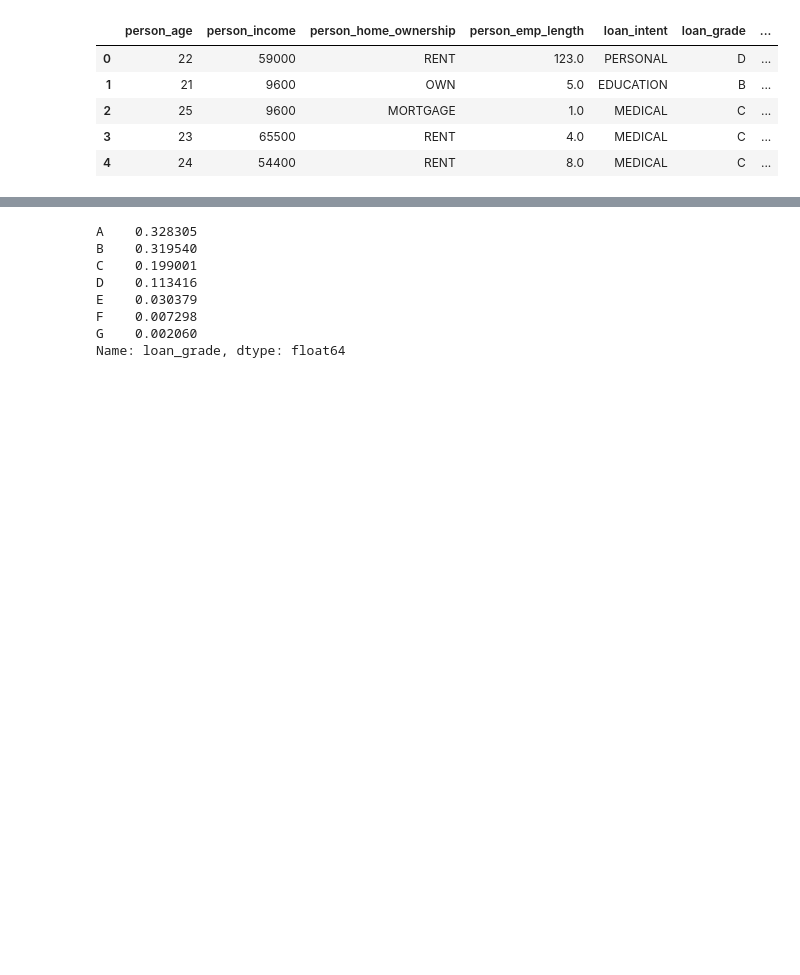
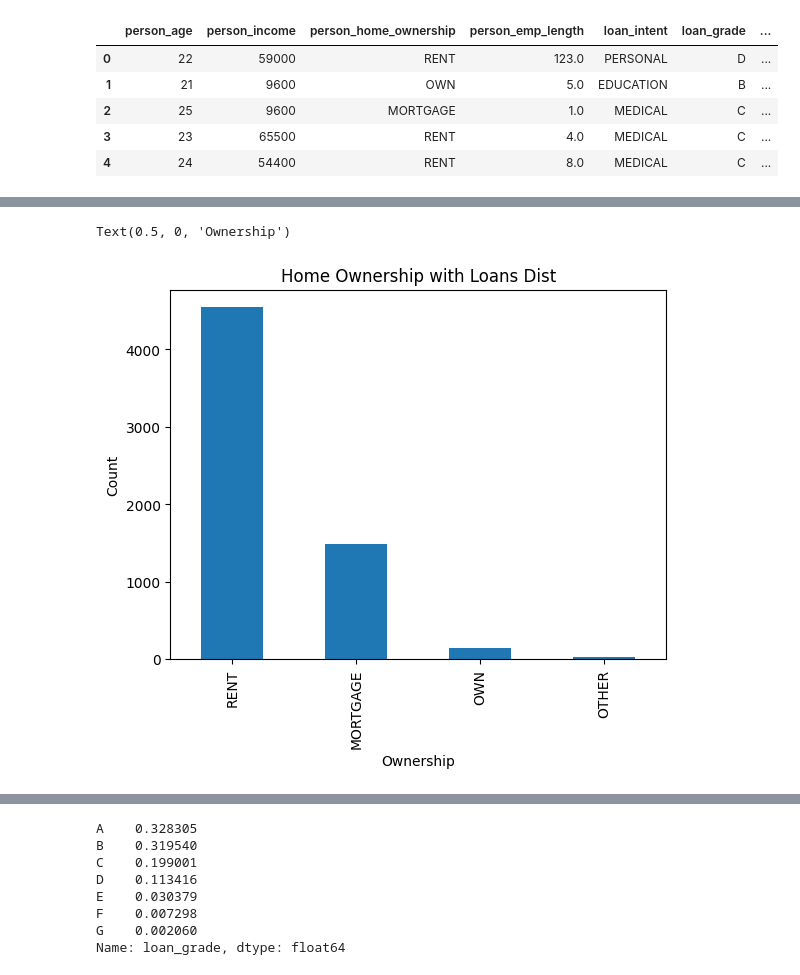
Before and after one commit to CarlosGG18/Credit-Risk-Analysis, a Jupyter notebook: Cleaning_EDA.ipynb, the cells around one changed output, grey strips where cells are left out. Drawn from its saved outputs; the diff is of its cells as text; code cells hidden in the pictures; blank space fills up the shorter version.

```diff
--- a/Cleaning_EDA.ipynb
+++ b/Cleaning_EDA.ipynb
@@ -105,0 +123,11 @@ df.head()
+# %%
+has_loan = df.loc[df['loan_status']==1]
+# %%
+loan_home_owner = has_loan['person_home_ownership'].value_counts()
+loan_home_owner.plot(kind='bar')
+plt.title('Home Ownership with Loans Dist')
+plt.ylabel('Count')
+plt.xlabel('Ownership')
+# %% [output]
+Text(0.5, 0, 'Ownership')
+[figure, added]
```
Also changed, not shown: parts of 16 cells of this notebook.
